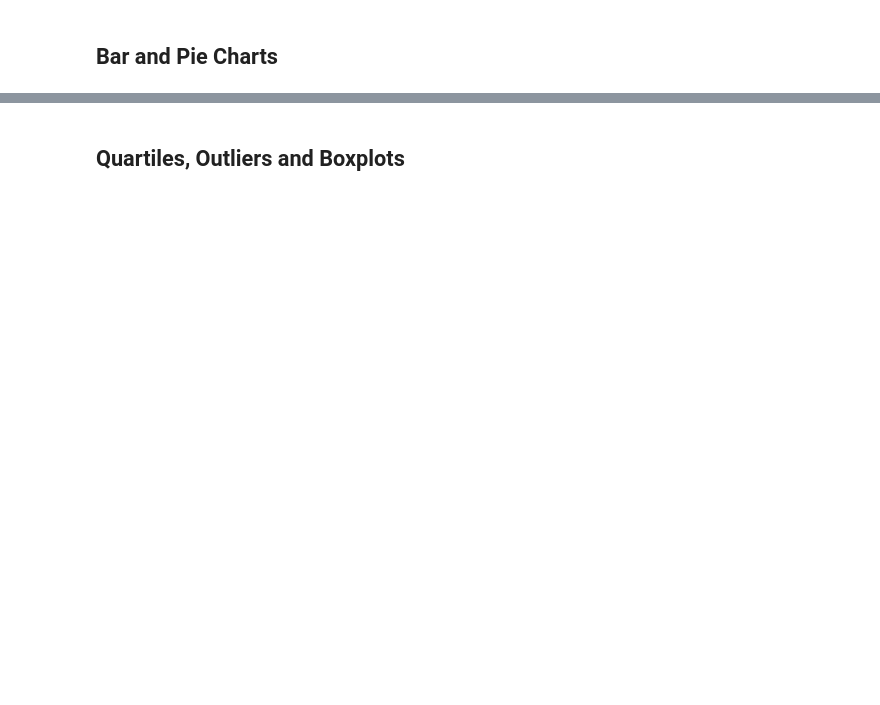
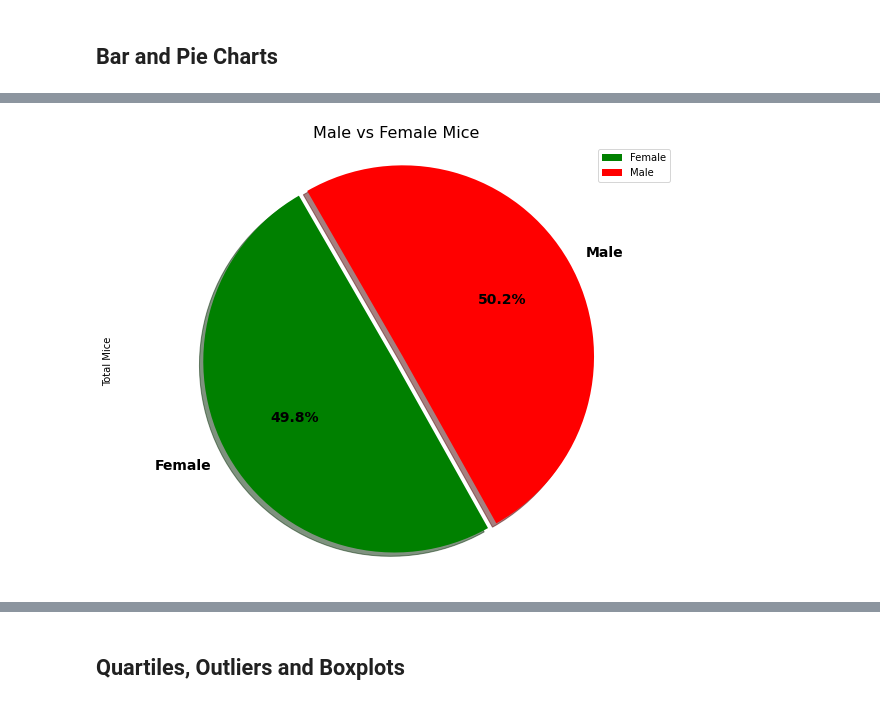
Before and after one commit to tsubedy/Matplotlib-Challenge, a Jupyter notebook: pymaceuticals_starter.ipynb, the cells around one changed output, grey strips where cells are left out. Cells and saved outputs as stored; diff of their text form; code cells hidden in the pictures; blank space fills up the shorter version.

```diff
--- a/pymaceuticals_starter.ipynb
+++ b/pymaceuticals_starter.ipynb
@@ -186,0 +216,34 @@ combined_data_cleaned
+# %%
+# Generate a pie plot showing the distribution of female versus male mice using pandas
+
+mice_gender = combined_data_cleaned.groupby(["Mouse_ID","Sex"])
+mice_gender = pd.DataFrame(mice_gender.size())
+
+# mice_gender
+
+# Create the dataframe with total mice count by gender
+mouse_gender = pd.DataFrame(mice_gender.groupby(["Sex"]).count())
+mouse_gender.columns = ["Total Mice"]
+
+# create and format the percentage of female vs male
+# mouse_gender["Percent gender"] = (100*(mouse_gender["Total Mice"]/mouse_gender["Total Mice"].sum()))
+
+# format the "Percentage of Sex" column
+# mouse_gender["Percent gender"] = mouse_gender["Percent gender"]
+
+# gender_df
+mouse_gender
+
+colors = ['green', 'red']
+explode = (0.05, 0)
+plot = mouse_gender.plot.pie(y="Total Mice",figsize=(10,8), colors = colors,
+                     startangle=120, explode = explode, shadow = True, autopct="%1.1f%%",
+                             textprops={"fontsize": 14, "weight": "bold"})
+
+plt.title('Male vs Female Mice', fontsize = 16)
+plt.axis("equal")
+
+# plt.savefig("../Images/pi_pandas.png", bbox_inches = "tight")
+plt.show()
+# %% [output]
+[figure, added]
```
Also changed, not shown: parts of 19 cells of this notebook.
